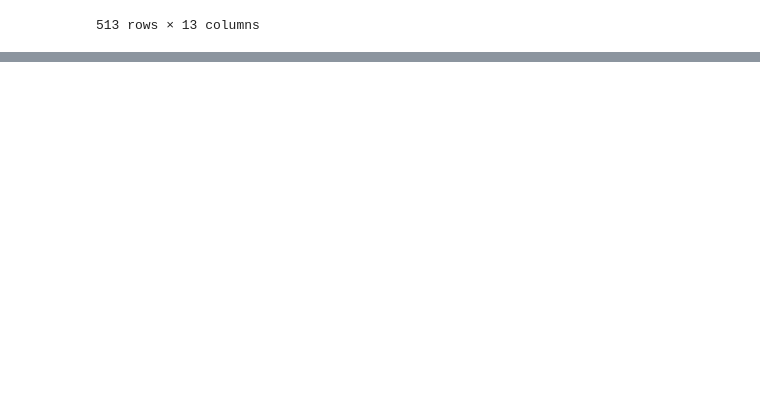
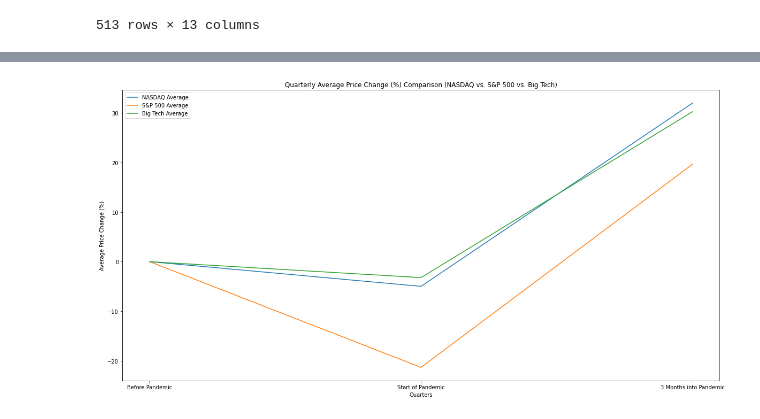
Before and after one commit to m1nsun9/Tech_Bubble_Analysis, a Jupyter notebook: Final_S&P_Data/S&P_Analysis.ipynb, the cells around one changed output, grey strips where cells are left out. Saved outputs shown, nothing was run; the diff lists cells and outputs as text; code cells hidden in the pictures; blank space fills up the shorter version.

```diff
--- a/Final_S&P_Data/S&P_Analysis.ipynb
+++ b/Final_S&P_Data/S&P_Analysis.ipynb
@@ -146,0 +212,8 @@ dtale.show(big_tech_df, ignore_duplicate=True)
+# %%
+# add price changes as percentage for S&P
+for index, row in clean_snp_df.iterrows():
+    clean_snp_df.loc[index, 'Q1 Price Change'] =  100 * (row['Q1 Price'] - row['Q1 Price'])/(row['Q1 Price'])
+    clean_snp_df.loc[index, 'Q2 Price Change'] =  100 * (row['Q2 Price'] - row['Q1 Price'])/(row['Q1 Price'])
+    clean_snp_df.loc[index, 'Q3 Price Change'] =  100 * (row['Q3 Price'] - row['Q2 Price'])/(row['Q2 Price'])
+
+dtale.show(clean_snp_df, ignore_duplicate=True)
@@ -146,0 +222,8 @@ dtale.show(big_tech_df, ignore_duplicate=True)
+# %%
+# add price changes as percentage for Big Tech
+for index, row in big_tech_df.iterrows():
+    big_tech_df.loc[index, 'Q1 Price Change'] =  100 * (row['Q1 Price'] - row['Q1 Price'])/(row['Q1 Price'])
+    big_tech_df.loc[index, 'Q2 Price Change'] =  100 * (row['Q2 Price'] - row['Q1 Price'])/(row['Q1 Price'])
+    big_tech_df.loc[index, 'Q3 Price Change'] =  100 * (row['Q3 Price'] - row['Q2 Price'])/(row['Q2 Price'])
+
+dtale.show(big_tech_df, ignore_duplicate=True)
@@ -146,0 +232,27 @@ dtale.show(big_tech_df, ignore_duplicate=True)
+# %%
+# Price Changes over 3 quarters: NASDAQ vs. S&P 500 vs. Big Tech
+nasdaq_price_values = [clean_nasdaq_df['Q1 Price Change'].mean(), clean_nasdaq_df['Q2 Price Change'].mean(),
+                     clean_nasdaq_df['Q3 Price Change'].mean()]
+
+snp_price_values = [clean_snp_df['Q1 Price Change'].mean(), clean_snp_df['Q2 Price Change'].mean(),
+                     clean_snp_df['Q3 Price Change'].mean()]
+
+big_tech_price_values = [big_tech_df['Q1 Price Change'].mean(), big_tech_df['Q2 Price Change'].mean(),
+                         big_tech_df['Q3 Price Change'].mean()]
+
+quarters = ['Before Pandemic', 'Start of Pandemic', '3 Months into Pandemic']
+
+plt.subplots(figsize=(20, 10))
+plt.plot(quarters, nasdaq_price_values, label='NASDAQ Average')
+plt.plot(quarters, snp_price_values, label='S&P 500 Average')
+plt.plot(quarters, big_tech_price_values, label='Big Tech Average')
+
+plt.xlabel('Quarters')
+plt.ylabel('Average Price Change (%)')
+plt.legend(loc='best')
+plt.title('Quarterly Average Price Change (%) Comparison (NASDAQ vs. S&P 500 vs. Big Tech)')
+
+plt.savefig('../graphs/price_change_comparison.png')
+plt.show()
+# %% [output]
+[figure, added]
```
Also changed, not shown: parts of 6 cells of this notebook, 5 other files.
